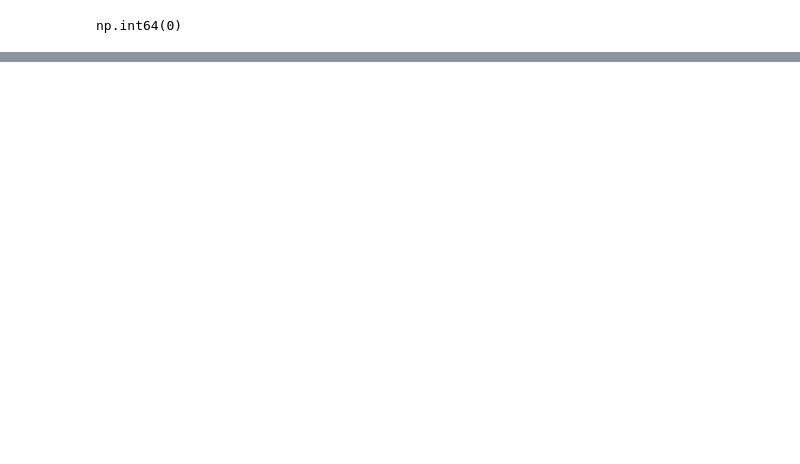
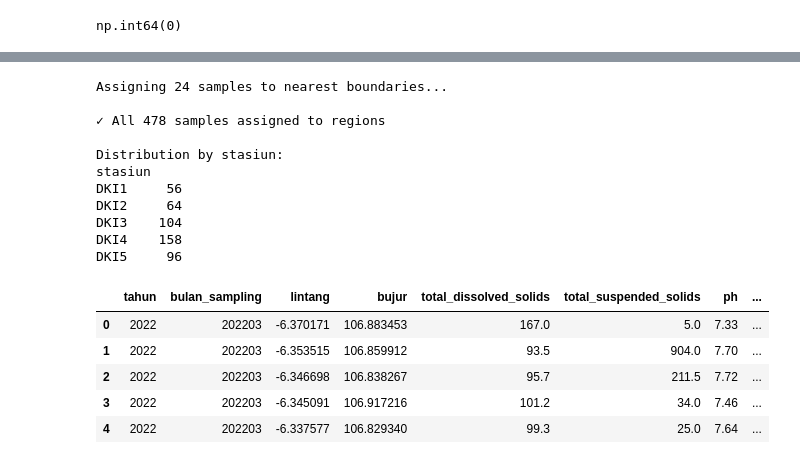
Before and after one commit to DanishRitonga/datavidia-penyisihan, a Jupyter notebook: main.ipynb, the cells around one changed output, grey strips where cells are left out. Saved outputs shown, nothing was run; the diff lists cells and outputs as text; code cells hidden in the pictures; blank space fills up the shorter version.

```diff
--- a/main.ipynb
+++ b/main.ipynb
@@ -1203,0 +1323,9 @@ np.int64(0)
+# %%
+sungai_df['tanggal'] = sungai_df['bulan_sampling'].astype(str).str[:4] + '-' + sungai_df['bulan_sampling'].astype(str).str[4:] + "-15"
+
+sungai_df['tanggal'] = pd.to_datetime(
+    sungai_df['tanggal'],
+    format='mixed',
+    dayfirst=False,
+    errors='raise'
+)
@@ -1203,0 +1352,55 @@ np.int64(0)
+# %%
+# Convert sungai_df to GeoDataFrame using lintang and bujur
+gdf_sungai_csv = gpd.GeoDataFrame(
+    sungai_df,
+    geometry=gpd.points_from_xy(sungai_df.bujur, sungai_df.lintang),
+    crs='EPSG:4326'
+)
+
+# Spatial join with boundaries to get kota_kabupaten
+gdf_sungai_csv_with_region = gpd.sjoin(
+    gdf_sungai_csv,
+    gdf_boundaries[['nama', 'geometry']],
+    how='left',
+    predicate='within'
+)
+
+# Clean up
+if 'index_right' in gdf_sungai_csv_with_region.columns:
+    gdf_sungai_csv_with_region = gdf_sungai_csv_with_region.drop(columns=['index_right'])
+
+gdf_sungai_csv_with_region = gdf_sungai_csv_with_region.rename(columns={'nama': 'kota_kabupaten'})
+
+# Assign unassigned locations to nearest boundary
+gdf_sungai_csv_with_region = assign_to_nearest_region(gdf_sungai_csv_with_region, gdf_boundaries, nama_col='kota_kabupaten')
+
+# Convert back to DataFrame
+sungai_df_with_stasiun = pd.DataFrame(gdf_sungai_csv_with_region.drop(columns=['geometry']))
+sungai_df_with_stasiun['kota_kabupaten'] = sungai_df_with_stasiun['kota_kabupaten'].str.replace('Kota Administrasi ', '')
+
+# Map to stasiun codes
+sungai_df_with_stasiun = add_stasiun_column(sungai_df_with_stasiun, stasiun_mapping)
+
+print(f"\n✓ All {len(sungai_df_with_stasiun)} samples assigned to regions")
+print("\nDistribution by stasiun:")
+print(sungai_df_with_stasiun['stasiun'].value_counts().sort_index().to_string())
+
+sungai_df_with_stasiun.head()
+# %% [output]
+Assigning 24 samples to nearest boundaries...
+
+✓ All 478 samples assigned to regions
+
+Distribution by stasiun:
+stasiun
+DKI1     56
+DKI2     64
+DKI3    104
+DKI4    158
+DKI5     96
+|  | tahun | bulan_sampling | lintang | bujur | total_dissolved_solids | total_suspended_solids | ph | ... |
+| 0 | 2022 | 202203 | -6.370171 | 106.883453 | 167.0 | 5.0 | 7.33 | ... |
+| 1 | 2022 | 202203 | -6.353515 | 106.859912 | 93.5 | 904.0 | 7.70 | ... |
+| 2 | 2022 | 202203 | -6.346698 | 106.838267 | 95.7 | 211.5 | 7.72 | ... |
+| 3 | 2022 | 202203 | -6.345091 | 106.917216 | 101.2 | 34.0 | 7.46 | ... |
+| 4 | 2022 | 202203 | -6.337577 | 106.829340 | 99.3 | 25.0 | 7.64 | ... |
```
Also changed, not shown: parts of 43 cells of this notebook, 5 other files.
